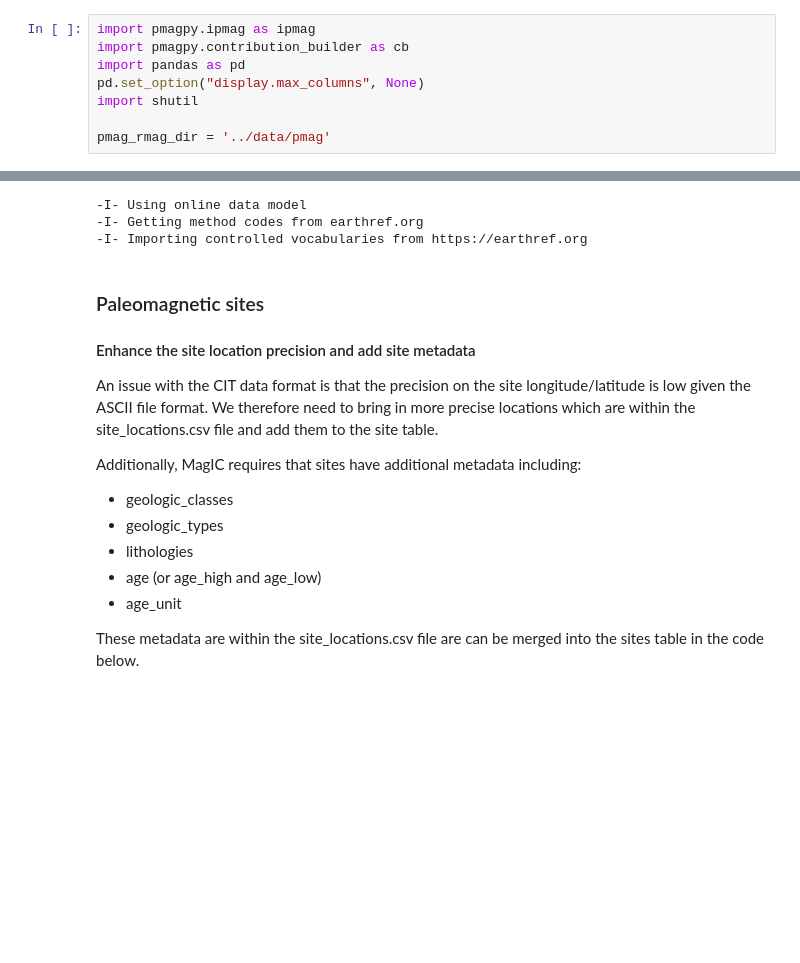
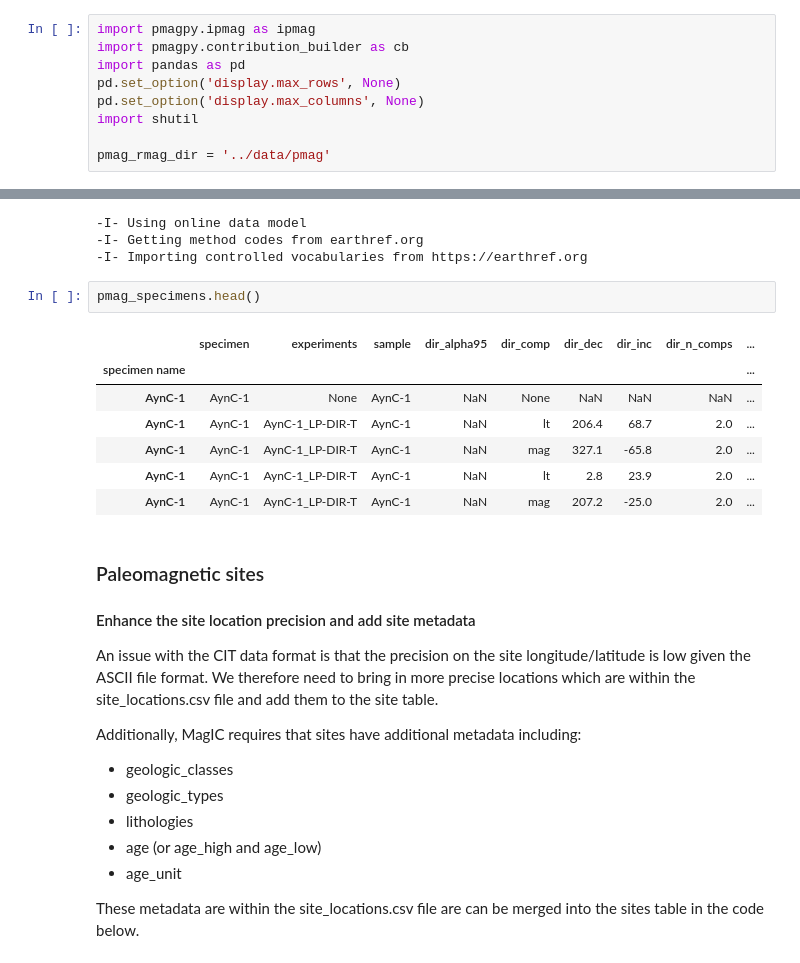
Before and after one commit to Swanson-Hysell-Group/2025_Oman_Paleogeography, a Jupyter notebook: code/MagIC_contribution.ipynb, the cells around one changed output, grey strips where cells are left out. Drawn from its saved outputs; the diff is of its cells as text; blank space fills up the shorter version.

```diff
--- a/code/MagIC_contribution.ipynb
+++ b/code/MagIC_contribution.ipynb
@@ -13,7 +13,8 @@ https://github.com/Swanson-Hysell-Group/2021_ECMB/blob/main/data/rockmag_pmag_Ma
 import pmagpy.ipmag as ipmag
 import pmagpy.contribution_builder as cb
 import pandas as pd
-pd.set_option("display.max_columns", None)
+pd.set_option('display.max_rows', None)
+pd.set_option('display.max_columns', None)
 import shutil
 
 pmag_rmag_dir = '../data/pmag'
@@ -33,6 +34,16 @@ pmag_locations = pmag_contribution.tables['locations'].df
 -I- Using online data model
 -I- Getting method codes from earthref.org
 -I- Importing controlled vocabularies from https://earthref.org
+# %%
+pmag_specimens.head()
+# %% [output]
+|  | specimen | experiments | sample | dir_alpha95 | dir_comp | dir_dec | dir_inc | dir_n_comps | ... |
+| specimen name |  |  |  |  |  |  |  |  | ... |
+| AynC-1 | AynC-1 | None | AynC-1 | NaN | None | NaN | NaN | NaN | ... |
+| AynC-1 | AynC-1 | AynC-1_LP-DIR-T | AynC-1 | NaN | lt | 206.4 | 68.7 | 2.0 | ... |
+| AynC-1 | AynC-1 | AynC-1_LP-DIR-T | AynC-1 | NaN | mag | 327.1 | -65.8 | 2.0 | ... |
+| AynC-1 | AynC-1 | AynC-1_LP-DIR-T | AynC-1 | NaN | lt | 2.8 | 23.9 | 2.0 | ... |
+| AynC-1 | AynC-1 | AynC-1_LP-DIR-T | AynC-1 | NaN | mag | 207.2 | -25.0 | 2.0 | ... |
 # %% [markdown]
 ### Paleomagnetic sites
 
```
Also changed, not shown: parts of 9 cells of this notebook.
